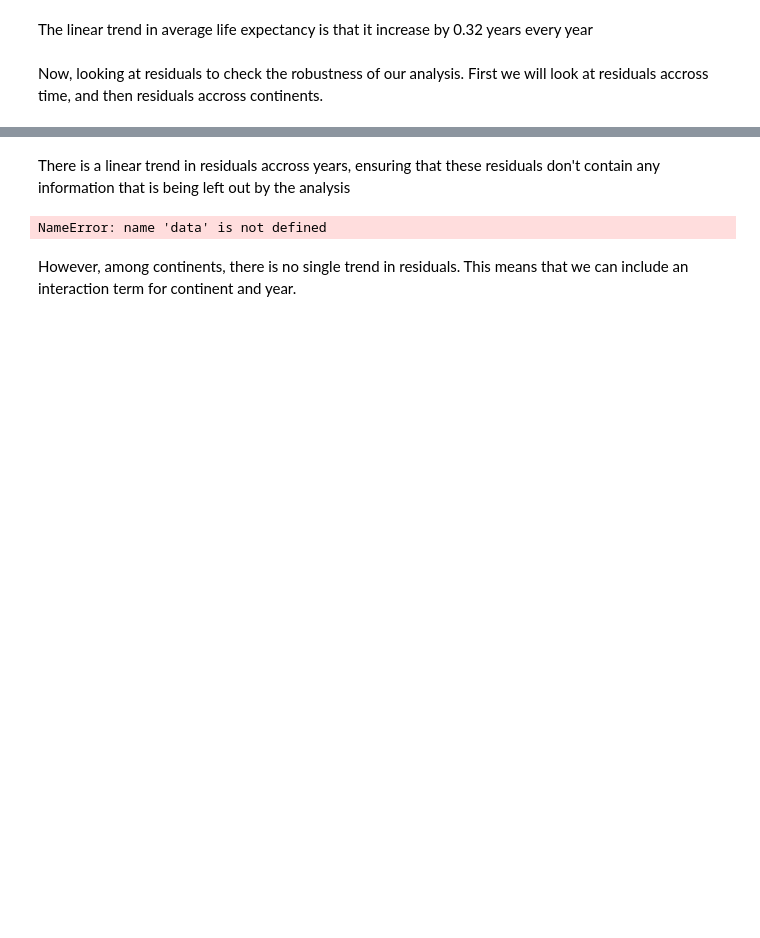
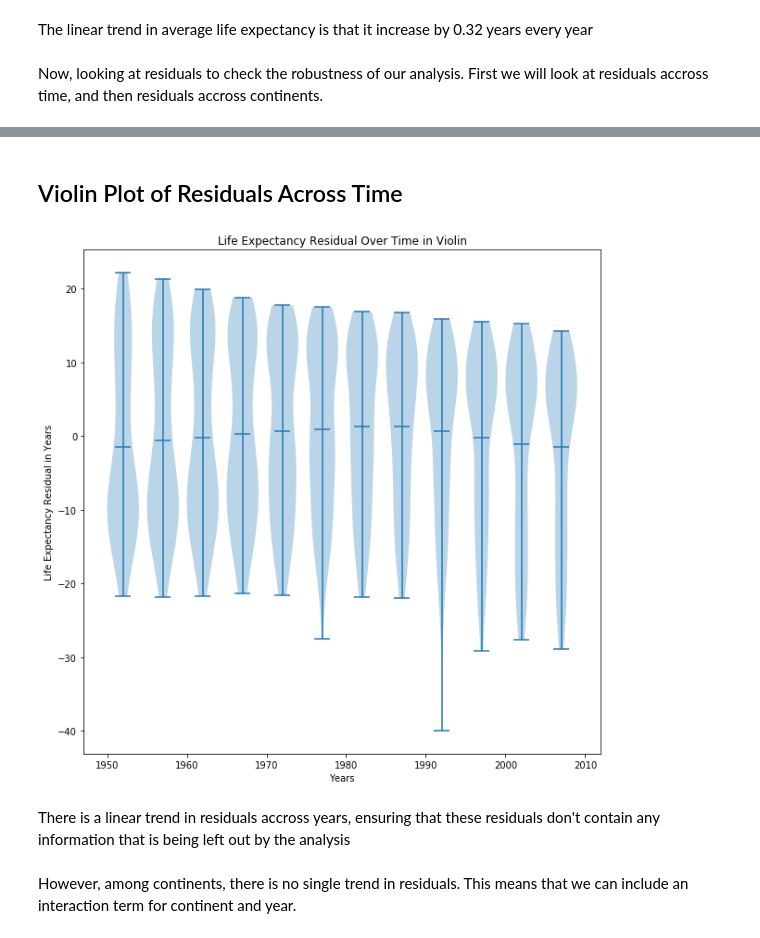
Before and after one commit to raghavgupta16/Python-Projects, a Jupyter notebook: Gapminder_Continents.ipynb, the cells around one changed output, grey strips where cells are left out. Saved outputs shown, nothing was run; the diff lists cells and outputs as text; code cells hidden in the pictures; blank space fills up the shorter version.

```diff
--- a/Gapminder_Continents.ipynb
+++ b/Gapminder_Continents.ipynb
@@ -56,3 +100,3 @@ plt.show()
 # %%
-result_linear = sm.ols(formula="lifeExp ~ year", data=df_1).fit()
-print (result_linear.summary())
+model_linear = ols(formula="lifeExp ~ year", data=gap).fit()
+print (model_linear.summary())
@@ -70,0 +126,12 @@ ggplot(aes(x='year', y='residual'), data = residual) + geom_violin() + labs(titl
+# %%
+# Save the intercept and slope
+
+intercept = model_linear.params.Intercept
+slope = model_linear.params.year
+
+# Calculate residuals and add them to the data
+
+gap['expected_lifeExp'] =  intercept + slope * gap['year']
+gap['residual'] = gap['lifeExp'] - gap['expected_lifeExp']
+
+gap.head()
@@ -71,12 +145,25 @@ ggplot(aes(x='year', y='residual'), data = residual) + geom_violin() + labs(titl
+# %% [markdown]
+## Violin Plot of Residuals Across Time
+# %%
+# Create a list of the residual of every country's life expectancy per year
+
+list_1 = []
+for y in gap['year'].unique():
+    data_y = gap[gap['year'] == y]
+    list_1.append(data_y['residual'])
+
+# Set the figure's aesthetics
+
+plt.figure(figsize=(10,10))
+plt.title('Life Expectancy Residual Over Time in Violin')
+plt.xlabel('Years')
+plt.ylabel('Life Expectancy Residual in Years')
+
+# Plot the figure
+
+plt.violinplot(list_1, gap['year'].unique(), widths=4, showmeans=True)
+plt.show()
+# %% [output]
+[figure, added]
 # %% [markdown]
 There is a linear trend in residuals accross years, ensuring that these residuals don't contain any information that is being left out by the analysis
-# %%
-continent_data = data[['year', 'lifeExp', 'continent']].copy()
-continent_data['residual'] =  continent_data['lifeExp'] - (continent_data['year']*m+c)
-clean = continent_data.drop(['lifeExp', 'year'], 1)
-
-ggplot(aes(x='continent', y='residual'), data = clean) + geom_violin() + labs(title="residual against continent",
-         x = "continent",
-         y = "residuals")
-# %% [output]
-NameError: name 'data' is not defined
```
Also changed, not shown: parts of 23 cells of this notebook.
